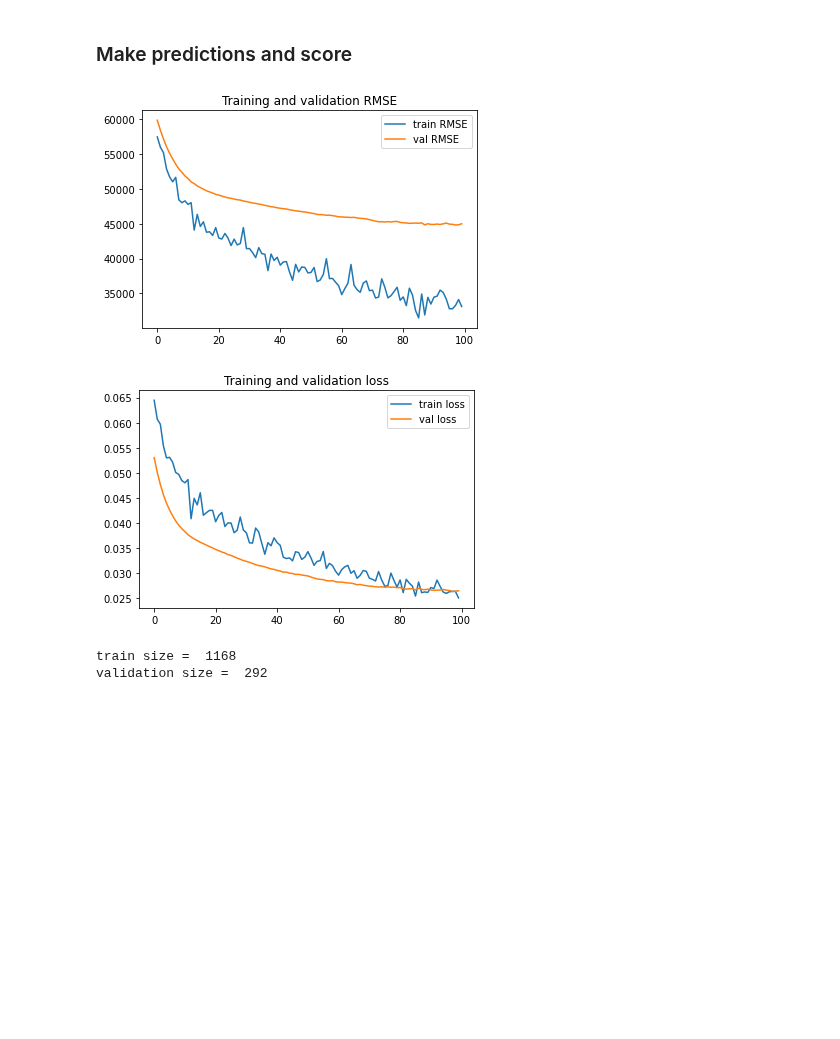
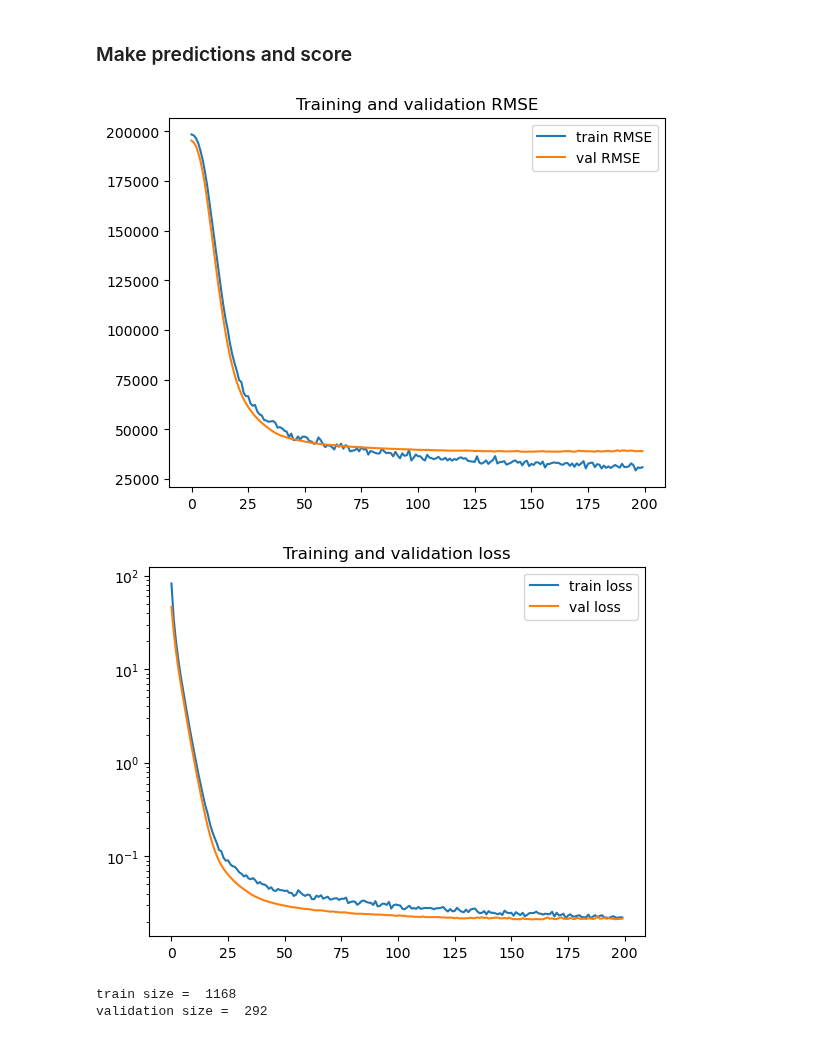
Before and after one commit to alessandro-rubin/house-prices, a Jupyter notebook: house-prices-tf.ipynb, the cells around one changed output. Cells and saved outputs as stored; diff of their text form; code cells hidden in the pictures; blank space fills up the shorter version.

Commit message:
more/better plots

```diff
--- a/house-prices-tf.ipynb
+++ b/house-prices-tf.ipynb
@@ -108,3 +102,0 @@ Fitting the model:
-# %%
-model= get_basic_model()
-history=model.fit(train_num_feat, y_train, epochs=10, batch_size=15,validation_data=(test_num_feat,y_test))
@@ -224,10 +200,10 @@ house_prices_preprocessing = tf.keras.Model(inputs, preprocessed_inputs_cat)
 def create_model(preprocessing_head, inputs:dict):
     preprocessed_inputs = preprocessing_head(inputs)
     x=tf.keras.layers.Dense(100,activation='relu')(preprocessed_inputs)
-    x=tf.keras.layers.Dropout(0.25)(x)
+    x=tf.keras.layers.Dropout(0.3)(x)
+    x=tf.keras.layers.Dense(170,activation='relu')(x)
+    x=tf.keras.layers.Dropout(0.3)(x)
     x=tf.keras.layers.Dense(150,activation='relu')(x)
-    x=tf.keras.layers.Dropout(0.25)(x)
-    x=tf.keras.layers.Dense(100,activation='relu')(x)
     result = tf.keras.layers.Dense(1)(x)
     model = tf.keras.Model(inputs, result)
     model.compile(optimizer='adam',
@@ -275,6 +251,8 @@ def train_val(df:pd.DataFrame,val_fraction,feature_list,label,shuffle=False):
     return train_dict,train_label,val_dict,val_label
 # %%
 train_features_dict={name:np.array(train[name]) for name in (int_num_f+int_cat_f)}
+# %%
+split_fraction=0.3
 # %%
 train_features_dict['SaleCondition']
 # %% [output]
@@ -300,3 +278,3 @@ array([[ 0.65147984, -0.20714168,  0.57542485, ...,  0.        ,
 # %%
-history2=house_price_model.fit(x=train_features_dict, y=train[label], epochs=100,batch_size=15,validation_split=split_fraction)
+history2=house_price_model.fit(x=train_features_dict, y=train[label], epochs=200,batch_size=15,validation_split=split_fraction)
 # %% [output]
@@ -339,25 +317,26 @@ def score_and_visualize(model,x_test,y_test):
 # %%
 metric = history2.history['root_mean_squared_error']
 val_metric = history2.history['val_root_mean_squared_error']
 
 loss = history2.history['loss']
 val_loss = history2.history['val_loss']
 
 epochs = range(len(metric))
 
 plt.plot(epochs, metric,label='train RMSE')
 plt.plot(epochs, val_metric,label='val RMSE')
 plt.title('Training and validation RMSE')
 plt.legend()
 plt.figure()
 
 plt.plot(epochs, loss,label='train loss')
 plt.plot(epochs, val_loss,label='val loss')
+plt.yscale('log')
 plt.title('Training and validation loss')
 plt.legend()
 
 plt.show()
 # %% [output]
-[figure, old version]
+[figure, new version]
-[figure, old version]
+[figure, new version]
 # %%
```
Also changed, not shown: parts of 21 cells of this notebook, 2 other files.
